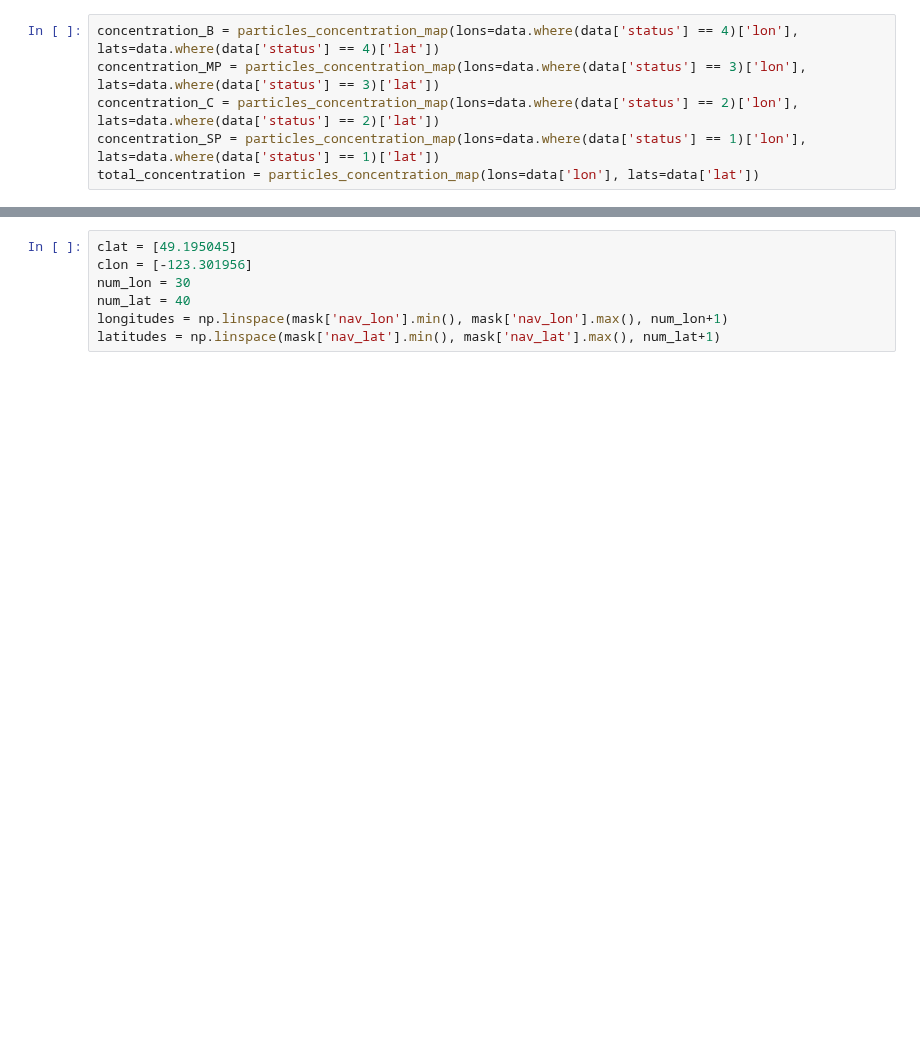
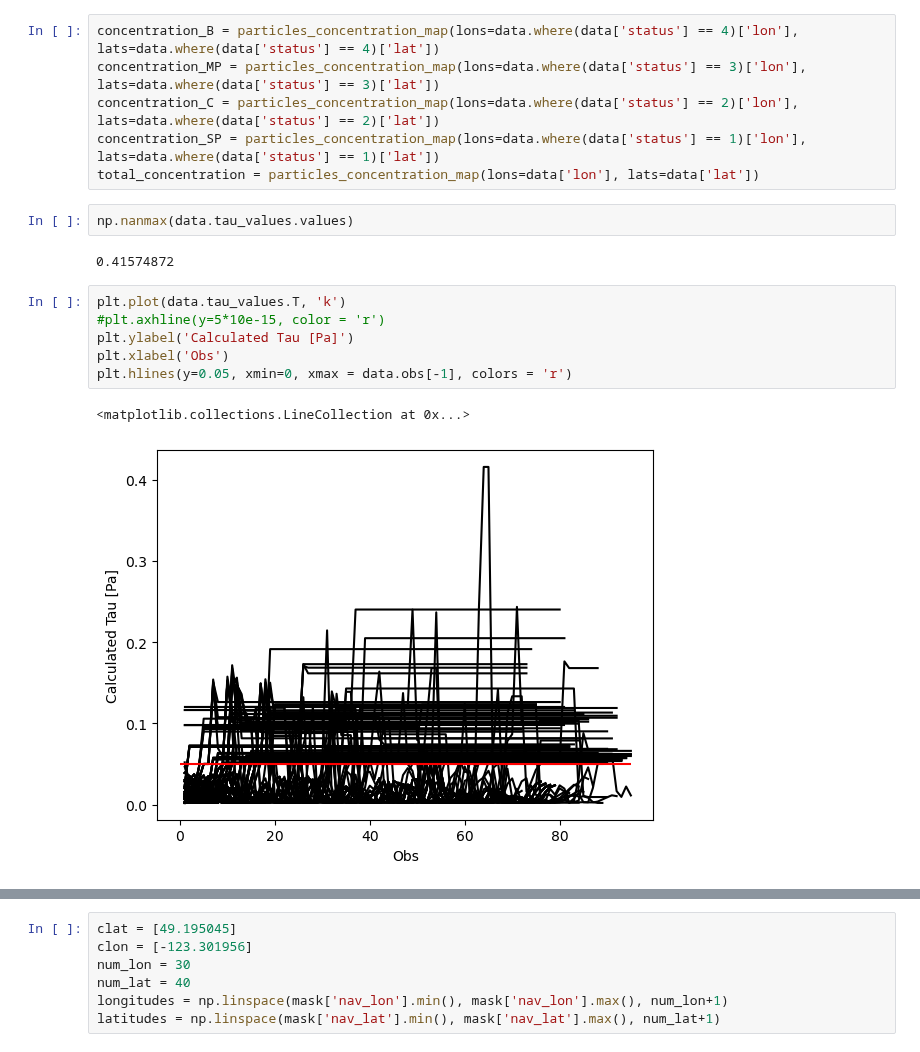
Before and after one commit to SalishSeaCast/analysis-vicente, a Jupyter notebook: Ocean_Parcels/drafts/PBDE_runs/test_params/Analysis.ipynb, the cells around one changed output, grey strips where cells are left out. Drawn from its saved outputs; the diff is of its cells as text; blank space fills up the shorter version.

```diff
--- a/Ocean_Parcels/drafts/PBDE_runs/test_params/Analysis.ipynb
+++ b/Ocean_Parcels/drafts/PBDE_runs/test_params/Analysis.ipynb
@@ -91,3 +98,16 @@ concentration_MP = particles_concentration_map(lons=data.where(data['status'] ==
 concentration_C = particles_concentration_map(lons=data.where(data['status'] == 2)['lon'], lats=data.where(data['status'] == 2)['lat'])
 concentration_SP = particles_concentration_map(lons=data.where(data['status'] == 1)['lon'], lats=data.where(data['status'] == 1)['lat'])
 total_concentration = particles_concentration_map(lons=data['lon'], lats=data['lat'])
+# %%
+np.nanmax(data.tau_values.values)
+# %% [output]
+0.41574872
+# %%
+plt.plot(data.tau_values.T, 'k')
+#plt.axhline(y=5*10e-15, color = 'r')
+plt.ylabel('Calculated Tau [Pa]')
+plt.xlabel('Obs')
+plt.hlines(y=0.05, xmin=0, xmax = data.obs[-1], colors = 'r')
+# %% [output]
+<matplotlib.collections.LineCollection at 0x...>
+[figure, added]
```
Also changed, not shown: parts of 7 cells of this notebook, 9 other files.
